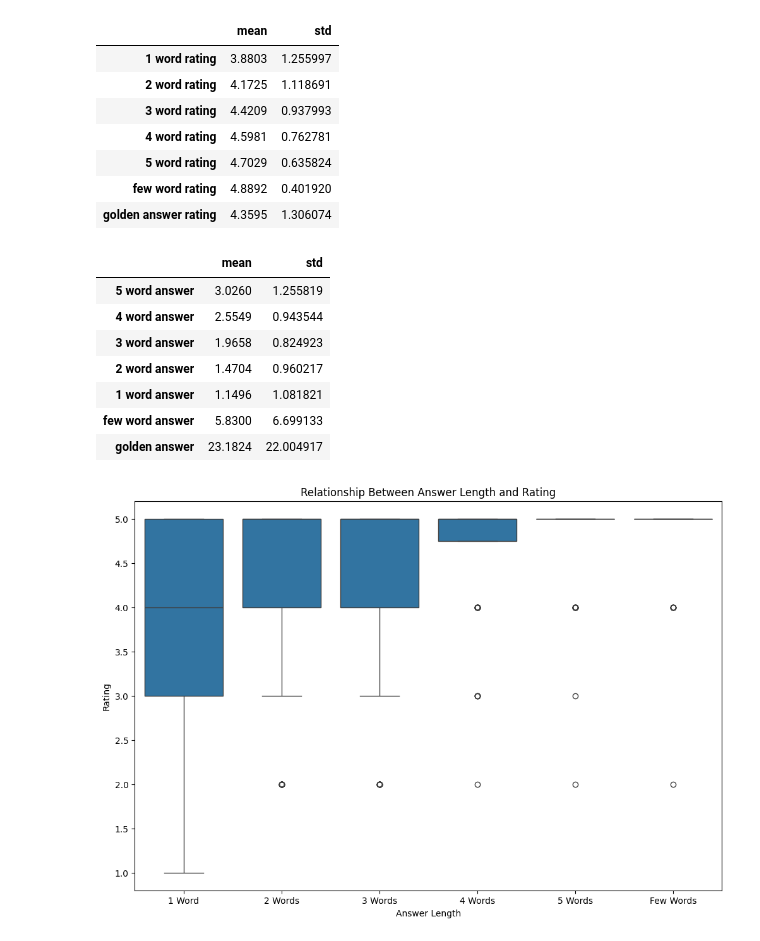
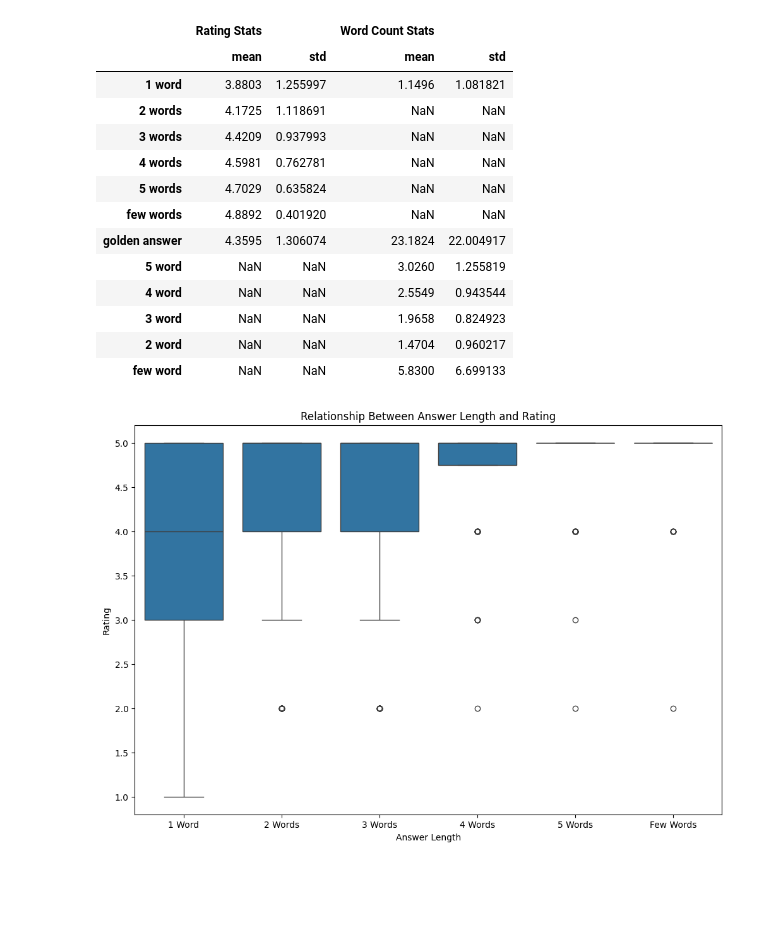
Before and after one commit to nociza/askme-vllm, a Jupyter notebook: experiments/short_anwser.ipynb, the cells around one changed output. Drawn from its saved outputs; the diff is of its cells as text; code cells hidden in the pictures; blank space fills up the shorter version.

```diff
--- a/experiments/short_anwser.ipynb
+++ b/experiments/short_anwser.ipynb
@@ -1,58 +1,66 @@
 # %%
 import pandas as pd
 from lib.llm_utils import PROMPT_TYPES
 
+# Reading the CSV files
 merged_df = pd.read_csv('data_samples/short-answers-10k.csv')
 data_df = pd.read_csv('data_samples/askme-10k.csv')
 
 rating_columns = {
-    '1_word_answer_rating_score': '1 word rating',
-    '2_words_answer_rating_score': '2 word rating',
-    '3_words_answer_rating_score': '3 word rating',
-    '4_words_answer_rating_score': '4 word rating',
-    '5_words_answer_rating_score': '5 word rating',
-    'few_words_answer_rating_score': 'few word rating',
+    '1_word_answer_rating_score': '1 word',
+    '2_words_answer_rating_score': '2 word',
+    '3_words_answer_rating_score': '3 word',
+    '4_words_answer_rating_score': '4 word',
+    '5_words_answer_rating_score': '5 word',
+    'few_words_answer_rating_score': 'few word',
 }
 
+# Define the answer columns
 answer_columns = [prompt + '_answer_text' for prompt in PROMPT_TYPES]
 
+# Prepare the rating data
 rating_data = merged_df[list(rating_columns.keys()) + answer_columns].rename(columns=rating_columns)
 
+# Calculate the rating statistics
 rating_stats = rating_data.describe().T[['mean', 'std']]
 
+# Calculate golden answer rating statistics
 golden_answer_mean = data_df['value'].mean()
 golden_answer_std = data_df['value'].std()
 
-rating_stats.loc['golden answer rating'] = [golden_answer_mean, golden_answer_std]
+# Add golden answer rating statistics
+rating_stats.loc['golden answer'] = [golden_answer_mean, golden_answer_std]
 
-rating_stats
+# Prepare the word count data
+word_counts = rating_data[answer_columns].applymap(lambda x: len(str(x).split()))
+word_counts.columns = [column.split("_")[0] + ' word' for column in word_counts.columns]
+
+# Calculate the word count statistics
+word_count_stats = word_counts.describe().T[['mean', 'std']]
+
+# Calculate golden answer word count statistics
+golden_answer_word_count = data_df['text'].apply(lambda x: len(str(x).split()))
+word_count_stats.loc['golden answer'] = [golden_answer_word_count.mean(), golden_answer_word_count.std()]
+
+# Combine the two tables
+combined_stats = pd.concat([rating_stats, word_count_stats], axis=1, keys=['Rating Stats', 'Word Count Stats'])
+
+combined_stats
 # %% [output]
-|  | mean | std |
-| 1 word rating | 3.8803 | 1.255997 |
-| 2 word rating | 4.1725 | 1.118691 |
-| 3 word rating | 4.4209 | 0.937993 |
-| 4 word rating | 4.5981 | 0.762781 |
-| 5 word rating | 4.7029 | 0.635824 |
-| few word rating | 4.8892 | 0.401920 |
-| golden answer rating | 4.3595 | 1.306074 |
+|  | Rating Stats |  | Word Count Stats |  |
+|  | mean | std | mean | std |
+| 1 word | 3.8803 | 1.255997 | 1.1496 | 1.081821 |
+| 2 words | 4.1725 | 1.118691 | NaN | NaN |
+| 3 words | 4.4209 | 0.937993 | NaN | NaN |
+| 4 words | 4.5981 | 0.762781 | NaN | NaN |
+| 5 words | 4.7029 | 0.635824 | NaN | NaN |
+| few words | 4.8892 | 0.401920 | NaN | NaN |
+| golden answer | 4.3595 | 1.306074 | 23.1824 | 22.004917 |
+| 5 word | NaN | NaN | 3.0260 | 1.255819 |
+| 4 word | NaN | NaN | 2.5549 | 0.943544 |
+| 3 word | NaN | NaN | 1.9658 | 0.824923 |
+| 2 word | NaN | NaN | 1.4704 | 0.960217 |
+| few word | NaN | NaN | 5.8300 | 6.699133 |
-# %%
-word_counts = rating_data[answer_columns].applymap(lambda x: len(str(x).split()))
-word_counts.columns = [column.split("_")[0] + ' word answer' for column in word_counts.columns]
-word_count_stats = word_counts.describe().T[['mean', 'std']]
-
-golden_answer_word_count = data_df['text'].apply(lambda x: len(str(x).split()))
-word_count_stats.loc['golden answer'] = [golden_answer_word_count.mean(), golden_answer_word_count.std()]
-
-word_count_stats
-# %% [output]
-|  | mean | std |
-| 5 word answer | 3.0260 | 1.255819 |
-| 4 word answer | 2.5549 | 0.943544 |
-| 3 word answer | 1.9658 | 0.824923 |
-| 2 word answer | 1.4704 | 0.960217 |
-| 1 word answer | 1.1496 | 1.081821 |
-| few word answer | 5.8300 | 6.699133 |
-| golden answer | 23.1824 | 22.004917 |
 # %%
 import pandas as pd
 import matplotlib.pyplot as plt
```
